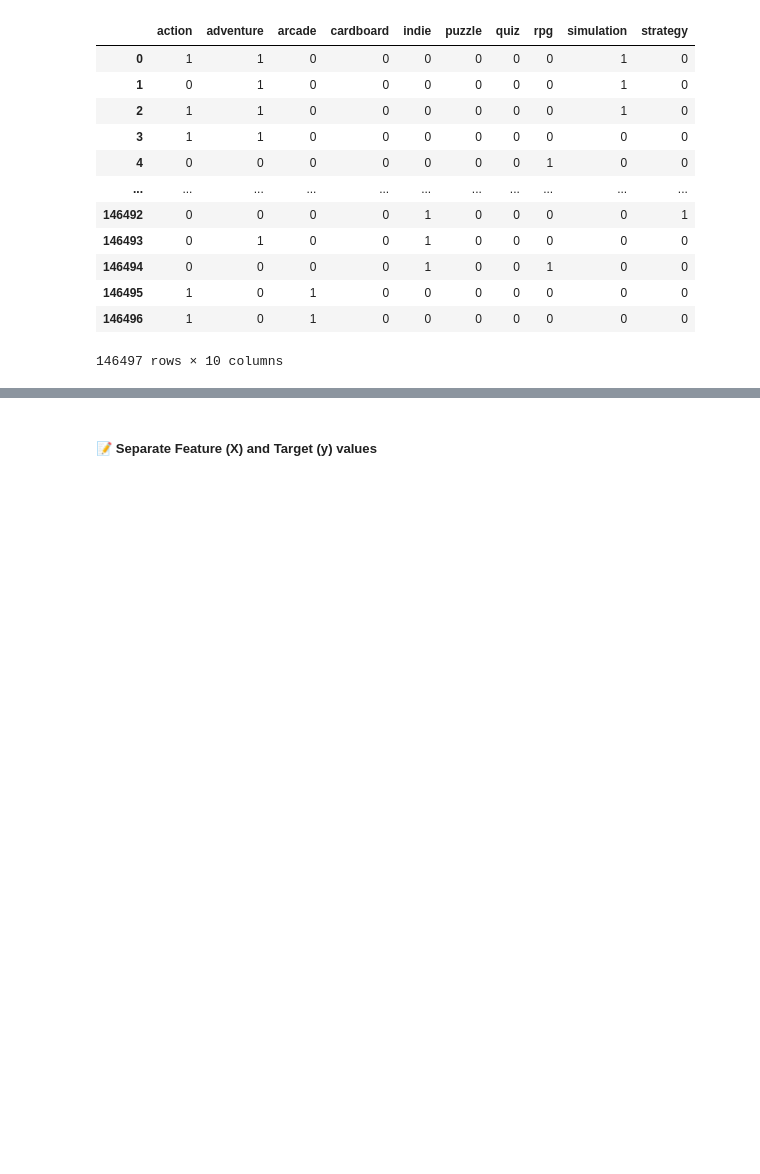
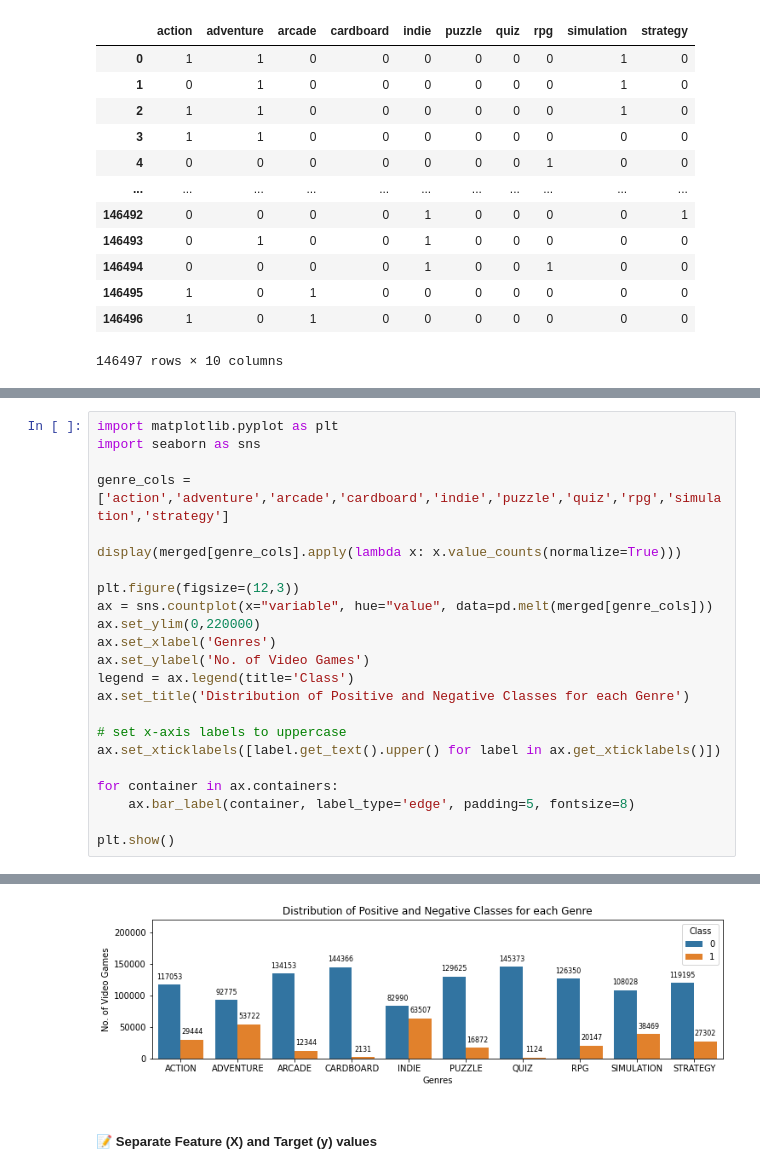
Before and after one commit to melzarjanchico-up/sp_multilabel_vggtc, a Jupyter notebook: exploratory_data_analysis/eda_FINAL.ipynb, the cells around one changed output, grey strips where cells are left out. Drawn from its saved outputs; the diff is of its cells as text; blank space fills up the shorter version.

```diff
--- a/exploratory_data_analysis/eda_FINAL.ipynb
+++ b/exploratory_data_analysis/eda_FINAL.ipynb
@@ -488,3 +536,27 @@ merged.head()
 | 2 | 3 | Thief: Deadly Shadows | In the third instalment of the Th... | 3 | [Shooter, Simulator, Adventure] | [5, 13, 31] | in the third instalment of the th... | [adventure, action, simulation] | ... |
 | 3 | 4 | Thief | There is a rising tide of fear in... | 2 | [Shooter, Adventure] | [5, 31] | there is a rising tide of fear in... | [adventure, action] | ... |
 | 4 | 5 | Baldur's Gate | Baldur's Gate is a fantasy role-p... | 1 | [Role-playing (RPG)] | [12] | baldur gate is a fantasy role pla... | [rpg] | ... |
+# %%
+import matplotlib.pyplot as plt
+import seaborn as sns
+
+genre_cols = ['action','adventure','arcade','cardboard','indie','puzzle','quiz','rpg','simulation','strategy']
+
+display(merged[genre_cols].apply(lambda x: x.value_counts(normalize=True)))
+
+plt.figure(figsize=(12,3))
+ax = sns.countplot(x="variable", hue="value", data=pd.melt(merged[genre_cols]))
+ax.set_ylim(0,220000)
+ax.set_xlabel('Genres')
+ax.set_ylabel('No. of Video Games')
+legend = ax.legend(title='Class')
+ax.set_title('Distribution of Positive and Negative Classes for each Genre')
+
+# set x-axis labels to uppercase
+ax.set_xticklabels([label.get_text().upper() for label in ax.get_xticklabels()])
+
+for container in ax.containers:
+    ax.bar_label(container, label_type='edge', padding=5, fontsize=8)
+
+plt.show()
+# %% [output]
@@ -491,3 +566,4 @@ merged.head()
+[figure, added]
 # %% [markdown]
 ##### 📝 **Separate Feature (X) and Target (y) values**
 # %%
```
Also changed, not shown: parts of 12 cells of this notebook, 7 other files.
